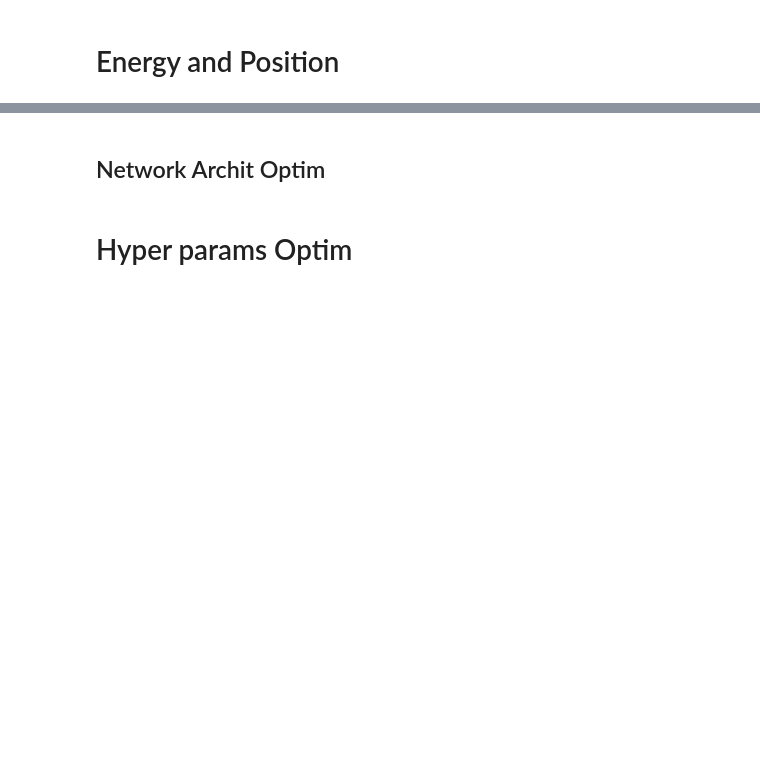
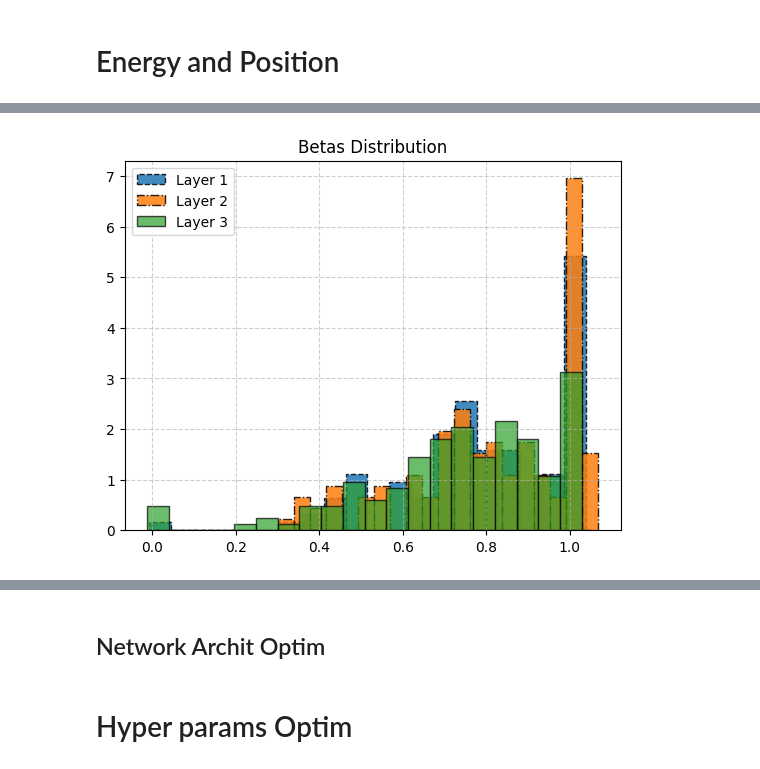
Before and after one commit to alessandrobreccia99/SNN-Cal, a Jupyter notebook: SNN/SNN.ipynb, the cells around one changed output, grey strips where cells are left out. Drawn from its saved outputs; the diff is of its cells as text; code cells hidden in the pictures; blank space fills up the shorter version.

```diff
--- a/SNN/SNN.ipynb
+++ b/SNN/SNN.ipynb
@@ -540,17 +593,25 @@ def plot_betas(net, tau=False):
 # %%
-trials = 1
-num_epochs = 5
-low_err = 1E3
+trials = 1     # number of times we optimize a new network from scratch, to take the best result over different initialisations
+num_epochs = 10
+low_err = 1e3
 best_model = None
 errors = []
 
 for i in range(trials):
     net_desc_spikefreq = build_network(np.array([[2, 120]]))
+
     net_Epos_spk = Spiking_Net(net_desc_spikefreq, lambda x: spikegen_multi(x,4))
-    Pred_Epos_spk = Predictor(predict_spikefreq, population_sizes=int(population/tasks))
-    loss_Epos = multi_MSELoss(weights=torch.tensor([1,1,1,1]))
-    opt_Epos_spk = torch.optim.Adam(net_Epos_spk.parameters(), lr=1e-3, betas=(0.9, 0.999), weight_decay=1e-3)
+
+    norm_init(net_Epos_spk)
+
+    Pred_Epos_spk = Predictor(predict_spikefreq, population_sizes=int(population/tasks), relative=False)
+
+    loss_Epos = multi_MSELoss(weights=torch.ones((tasks,)))
+
+    opt_Epos_spk = torch.optim.Adam(net_Epos_spk.parameters(), lr=3E-3, betas=(0.9, 0.999), weight_decay=1e-3)
+
     sche_Epos_spk = torch.optim.lr_scheduler.ExponentialLR(opt_Epos_spk, gamma=0.7)
+
     train_Epos_spk = Trainer(net_Epos_spk, loss_Epos, opt_Epos_spk, Pred_Epos_spk,
                     train_dataset, val_dataset, test_dataset, sche_Epos_spk)
 
@@ -597,2 +701,4 @@ Validation Accuracy = [0.02210421 0.18655279 0.27821111 0.04268606]
 # %%
-plot_betas(train_Epos_spk.net, tau=True)
+plot_betas(train_Epos_spk.net)   # Betas after training
+# %% [output]
+[figure, added]
```
Also changed, not shown: parts of 22 cells of this notebook, 4 other files.
